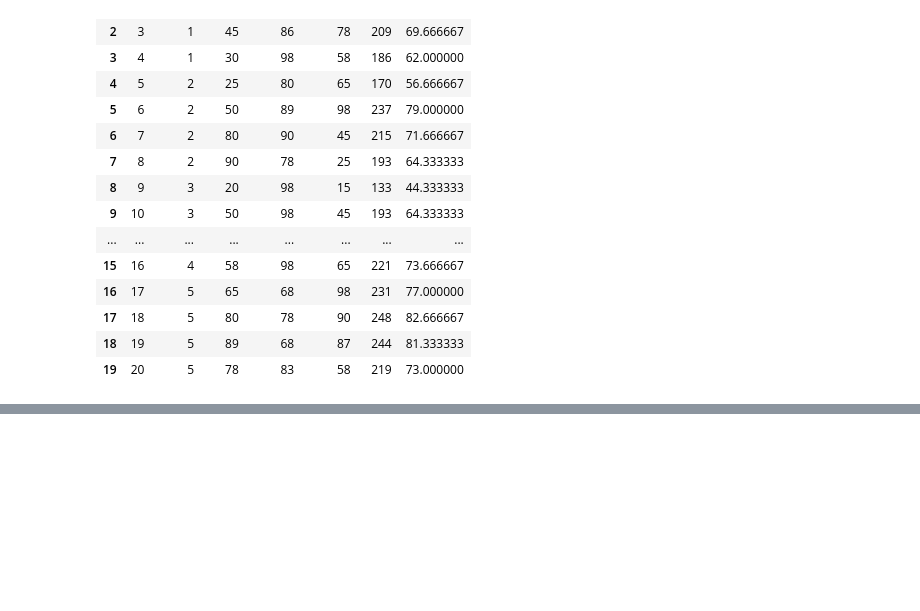
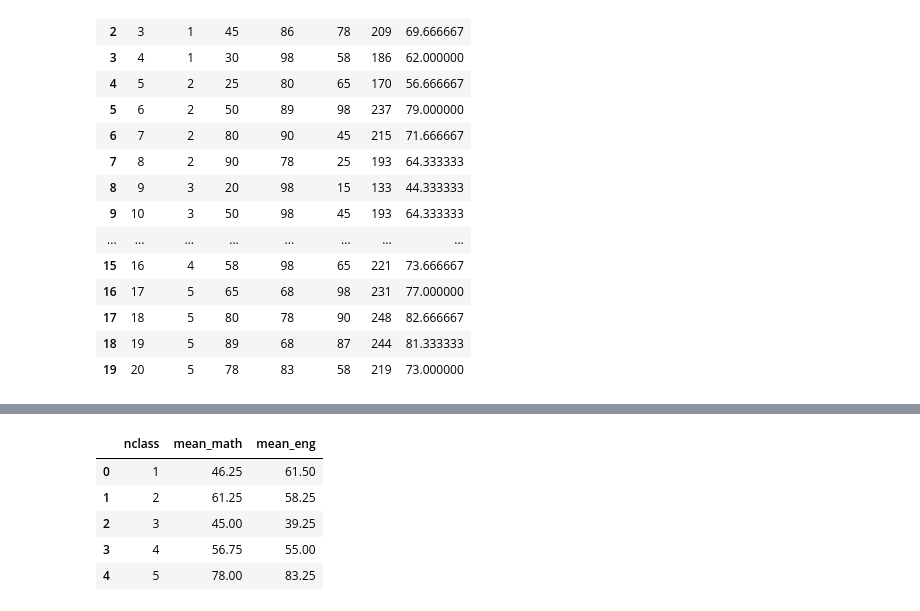
Before and after one commit to jusunKim/JusunRepository, a Jupyter notebook: PycharmProjects/day0228/day0228_04_preprocessing.ipynb, the cells around one changed output, grey strips where cells are left out. Cells and saved outputs as stored; diff of their text form; code cells hidden in the pictures; blank space fills up the shorter version.

```diff
--- a/PycharmProjects/day0228/day0228_04_preprocessing.ipynb
+++ b/PycharmProjects/day0228/day0228_04_preprocessing.ipynb
@@ -554,0 +626,12 @@ student
+# %%
+# 한번에 여러 함수를 메소드 체이닝 하면 줄 길어져서 가독성 떨어져. -> 한줄에 하나만 쓰고 줄 바꿔서 다른함수 쓸 수 있느데
+# 구분 기호로 역슬래시를 쓴다
+student.groupby('nclass',as_index=False)\
+.agg(mean_math = ('math','mean'), mean_eng= ('science','mean'))
+# %% [output]
+|  | nclass | mean_math | mean_eng |
+| 0 | 1 | 46.25 | 61.50 |
+| 1 | 2 | 61.25 | 58.25 |
+| 2 | 3 | 45.00 | 39.25 |
+| 3 | 4 | 56.75 | 55.00 |
+| 4 | 5 | 78.00 | 83.25 |
```
Also changed, not shown: parts of 10 cells of this notebook.
